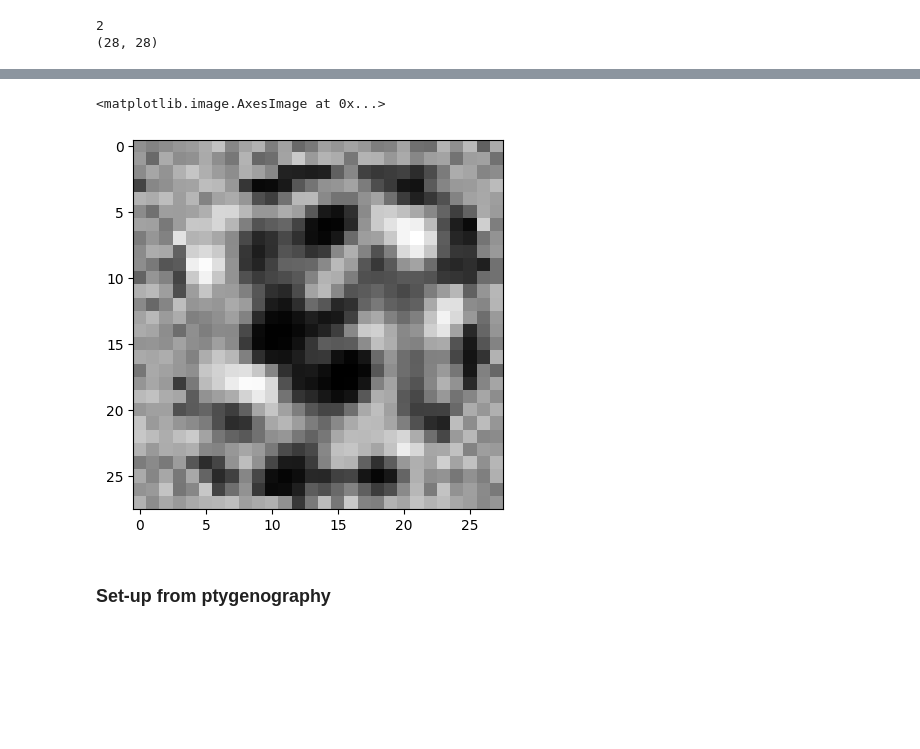
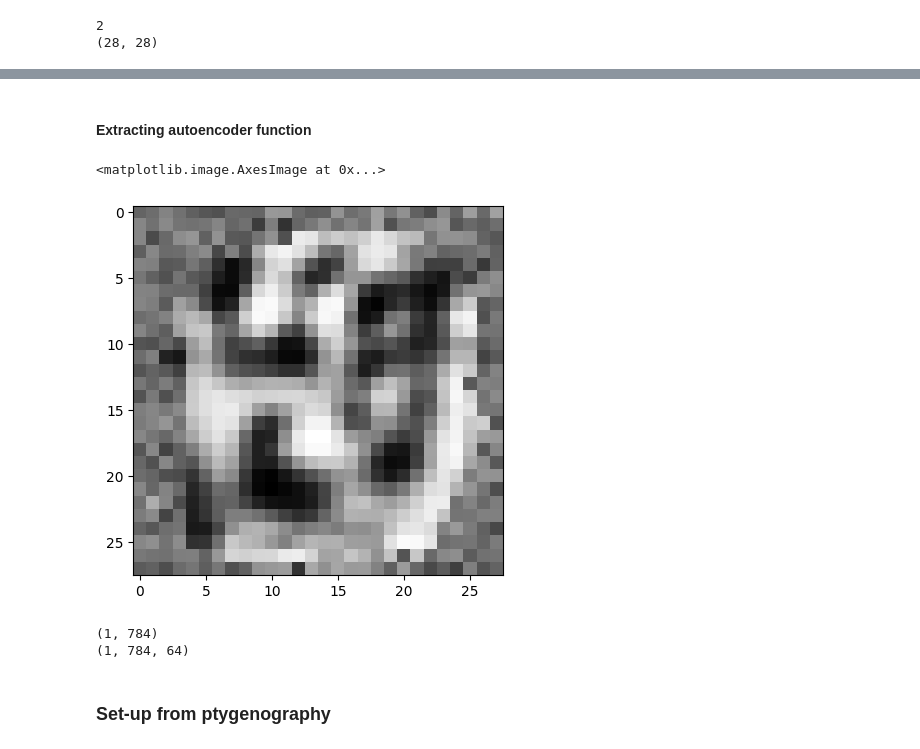
Before and after one commit to Ava99999/signal-thesis, a Jupyter notebook: Autoencoder generative model v2.ipynb, the cells around one changed output, grey strips where cells are left out. Drawn from its saved outputs; the diff is of its cells as text; code cells hidden in the pictures; blank space fills up the shorter version.

Commit message:
defined generative models with autoencoder
also ran very basic test for checking function and jacobian are correct and seems okay so far

```diff
--- a/Autoencoder generative model v2.ipynb
+++ b/Autoencoder generative model v2.ipynb
@@ -152,14 +175,66 @@ Model: "autoencoder_6"
+# %% [markdown]
+#### Extracting autoencoder function
 # %%
 # random input looks like this
-z = np.zeros((1,64))
-z[0,:] = np.random.normal(size=(64))
-test_z = autoencoder.decoder(z) #.numpy() i don't know what .numpy() does
+z_random = np.random.normal(size=(1,64))
+test_z = autoencoder.decoder(z_random) #test_z is a tf
 
 plt.figure()
 plt.imshow(test_z[0])
 # %% [output]
 <matplotlib.image.AxesImage at 0x...>
-[figure, old version]
+[figure, new version]
+# %%
+# compute gradient function
+def grad_decoder_1D(decoder, input_dim):
+    '''
+    first wrap decoder into tensorflow function to improve computation speed
+    specifically also changes 2D output to 1D output
+
+    input:
+        decoder:        the autoencoder.decoder as input, maps 1D input z to 2D output
+        input_dim:      int, size of the input dimension (usually representing latent space)
+
+    output:
+        jac_operator:   a function that computes the jacobian wrt input z and returns the gradients and output in terms of a tensor
+
+    '''
+    decoder_1D = lambda x : tf.reshape(decoder(x), [tf.shape(decoder(x))[0], -1])
+
+    @tf.function(reduce_retracing=True)
+    def jac_operator(z):
+        '''
+        input:
+            z:      vector in the latent space, size = (sample size, dimension latent space)
+        '''
+        z = tf.convert_to_tensor(z) # leaves z unchanged if input is already in form of tf.tensor
+        z = tf.reshape(z, [-1, input_dim]) # leaves z unchanged if size is already (sample size, dim latent space), else performs 2D array conversion
+
+        with tf.GradientTape() as tape:
+            tape.watch(z)           # record derivatives
+            output = decoder_1D(z)     # the function to compute the derivative of
+
+        # gradient wrt z = (batch size, input length)
+        gradients = tape.batch_jacobian(output, z)
+
+        return output, gradients
+
+    return jac_operator
+
+def make_tensor(z):
+    return tf.convert_to_tensor(z, dtype=tf.float32)
+
+
+decoderfun_2D  = lambda z : autoencoder.decoder(z_random)
+
+test_jac = grad_decoder_1D(decoderfun_2D, latent_dim)
+output, grads = test_jac(z_random)
+
+print(output.shape)
+print(grads.shape)
+# %% [output]
+(1, 784)
+(1, 784, 64)
 # %% [markdown]
 ### Set-up from ptygenography
 # %%
```
Also changed, not shown: parts of 13 cells of this notebook.
